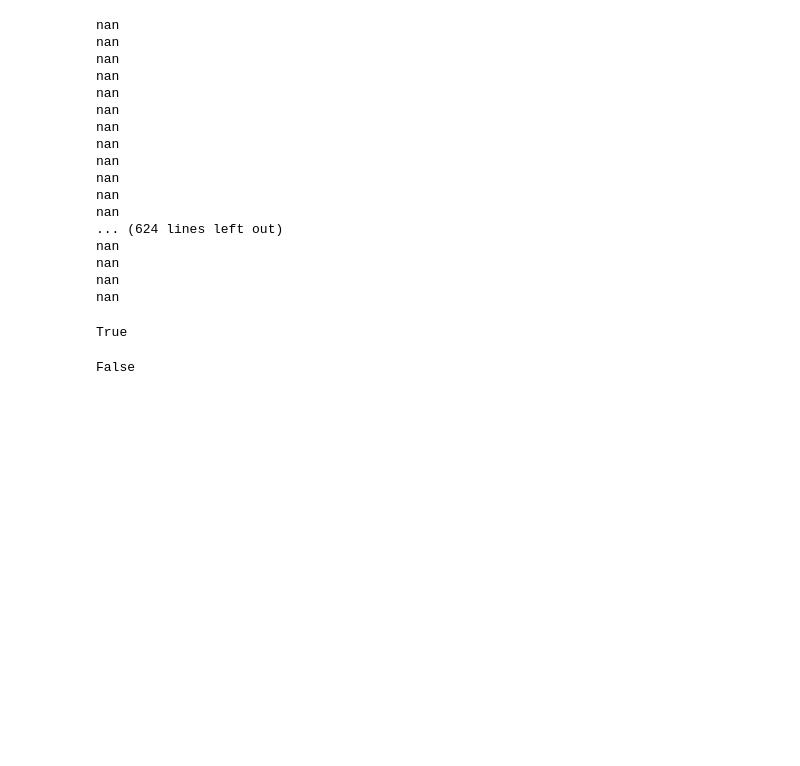
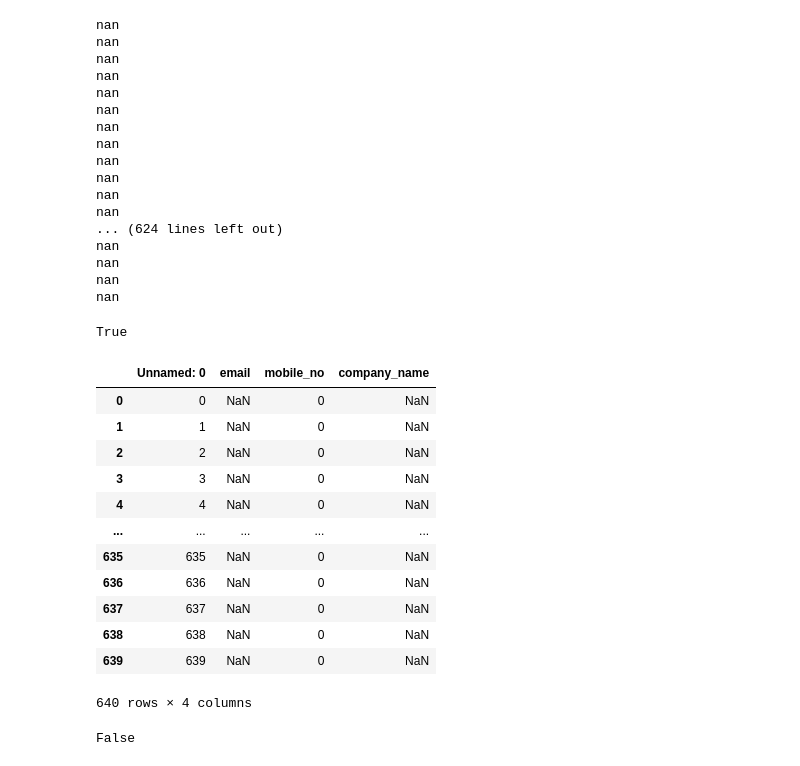
Before and after one commit to 08Aristodemus24/auto-job-app-sender, a Jupyter notebook: apps/preprocess_profile_names.ipynb, the cells around one changed output. Saved outputs shown, nothing was run; the diff lists cells and outputs as text; code cells hidden in the pictures; blank space fills up the shorter version.

```diff
--- a/apps/preprocess_profile_names.ipynb
+++ b/apps/preprocess_profile_names.ipynb
@@ -138,6 +138,22 @@ profiles_dump.to_csv('../documents/profiles_dump.csv')
 conn_info = pd.read_csv('../documents/conn_info.csv')
 # %% [output]
 True
+# %%
+conn_info
+# %% [output]
+|  | Unnamed: 0 | email | mobile_no | company_name |
+| 0 | 0 | NaN | 0 | NaN |
+| 1 | 1 | NaN | 0 | NaN |
+| 2 | 2 | NaN | 0 | NaN |
+| 3 | 3 | NaN | 0 | NaN |
+| 4 | 4 | NaN | 0 | NaN |
+| ... | ... | ... | ... | ... |
+| 635 | 635 | NaN | 0 | NaN |
+| 636 | 636 | NaN | 0 | NaN |
+| 637 | 637 | NaN | 0 | NaN |
+| 638 | 638 | NaN | 0 | NaN |
+| 639 | 639 | NaN | 0 | NaN |
+640 rows × 4 columns
 # %%
 pd.isnull(conn_info.loc[0, 'email'])
 # %%
```
Also changed, not shown: 1 other file.
